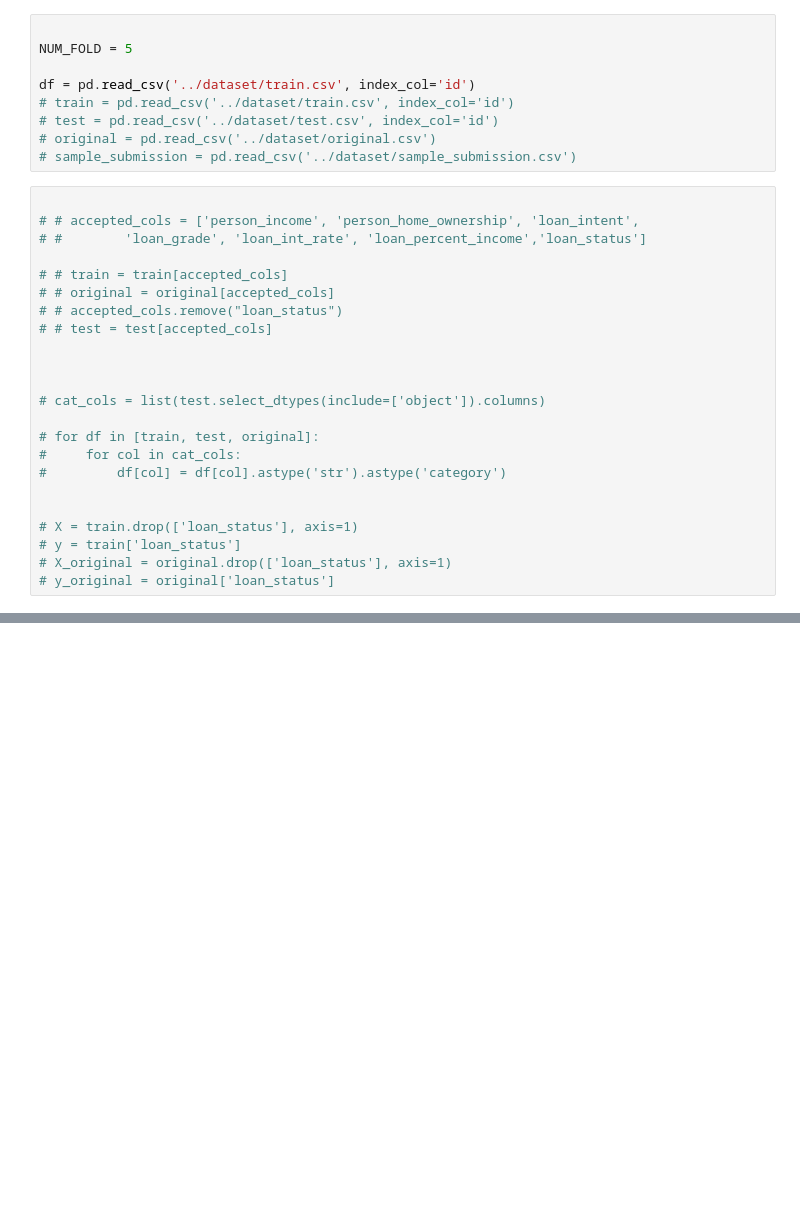
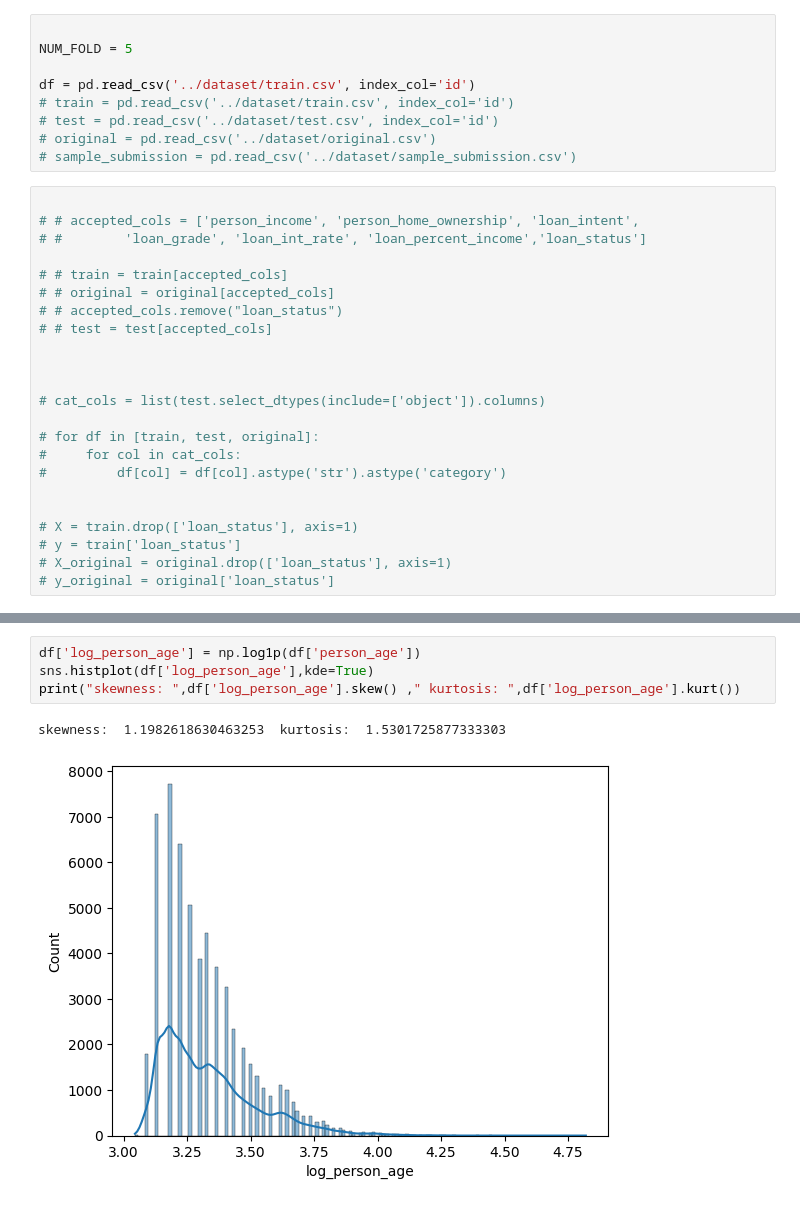
Before and after one commit to SurajAiri/kaggle_loan_approval_prediction, a Jupyter notebook: notebook/feat_engg1.ipynb, the cells around one changed output, grey strips where cells are left out. Drawn from its saved outputs; the diff is of its cells as text; blank space fills up the shorter version.

```diff
--- a/notebook/feat_engg1.ipynb
+++ b/notebook/feat_engg1.ipynb
@@ -89,0 +113,7 @@ float64
+# %%
+df['log_person_age'] = np.log1p(df['person_age'])
+sns.histplot(df['log_person_age'],kde=True)
+print("skewness: ",df['log_person_age'].skew() ," kurtosis: ",df['log_person_age'].kurt())
+# %% [output]
+skewness:  1.1982618630463253  kurtosis:  1.5301725877333303
+[figure, added]
```
Also changed, not shown: parts of 18 cells of this notebook, 14 other files.
